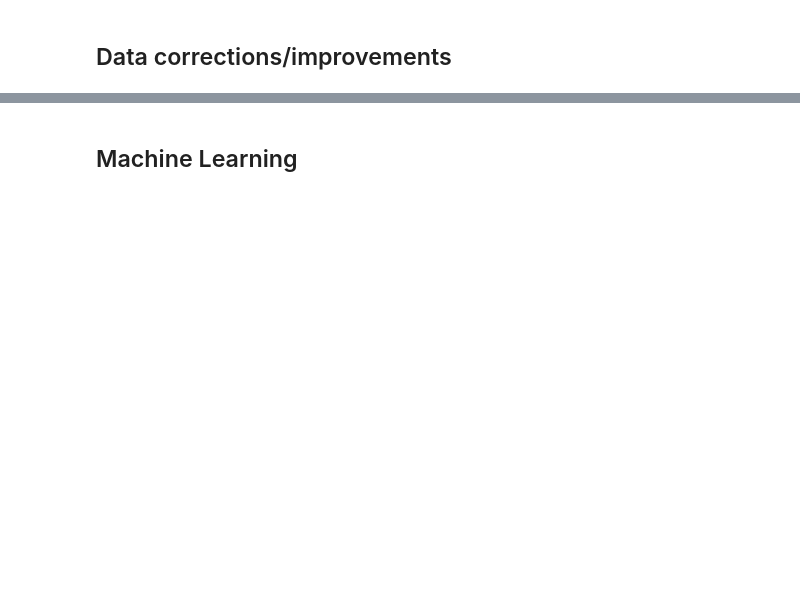
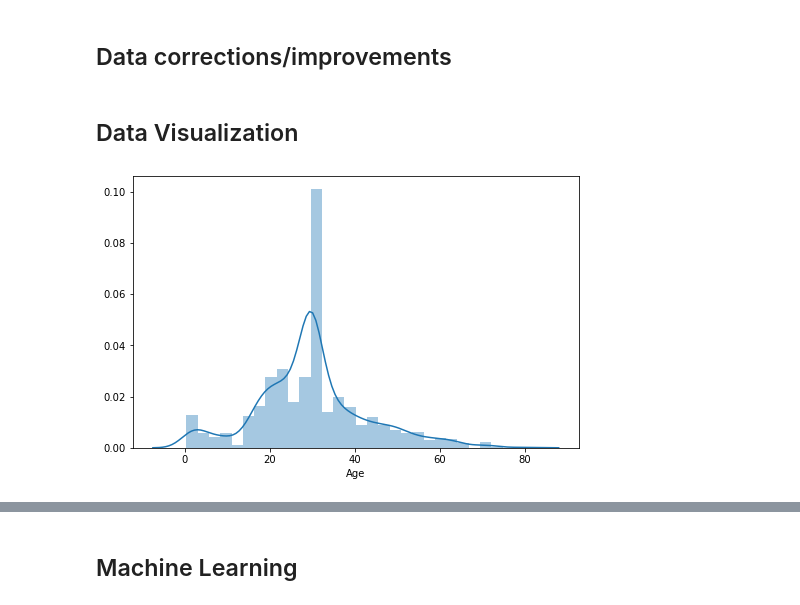
Before and after one commit to samyak-uttam/ML-DL-Projects, a Jupyter notebook: Binary Classification/Titanic Machine Learning from Disaster/Titanic Machine Learning from Disaster.ipynb, the cells around one changed output, grey strips where cells are left out. Cells and saved outputs as stored; diff of their text form; code cells hidden in the pictures; blank space fills up the shorter version.

```diff
--- a/Binary Classification/Titanic Machine Learning from Disaster/Titanic Machine Learning from Disaster.ipynb
+++ b/Binary Classification/Titanic Machine Learning from Disaster/Titanic Machine Learning from Disaster.ipynb
@@ -114,8 +113,25 @@ dtype: int64
 ## Data corrections/improvements
 # %%
 # drop the columns which are not needed
-train_df.drop(['Name', 'Ticket', 'Cabin'], axis = 1, inplace = True)
-test_df.drop(['Name', 'Ticket', 'Cabin'], axis = 1, inplace = True)
+train_df.drop(['PassengerId', 'Ticket', 'Cabin'], axis = 1, inplace = True)
+test_df.drop(['PassengerId', 'Ticket', 'Cabin'], axis = 1, inplace = True)
+# %%
+# Replace the colums 'SibSp' & 'Parch' with a single column 'Family' which represents whether the passenger had any family
+# member aboard or not
+train_df['Family'] = train_df['SibSp'] + train_df['Parch']
+test_df['Family'] = test_df['SibSp'] + test_df['Parch']
+
+# drop tht 'SibSp' and 'Parch' columns
+train_df.drop(['SibSp', 'Parch'], axis = 1, inplace = True)
+test_df.drop(['SibSp', 'Parch'], axis = 1, inplace = True)
+# %%
+z = lambda x: x.strip().split(',')[1].split('.')[0]
+train_df['Title'] = train_df['Name'].apply(z)
+test_df['Title'] = test_df['Name'].apply(z)
+
+# drop tht 'Name' column
+train_df.drop('Name', axis = 1, inplace = True)
+test_df.drop('Name', axis = 1, inplace = True)
 # %%
 # fill the null values of 'Age' column with the mean of the column values
 train_df.Age.fillna(train_df['Age'].mean(), inplace = True)
@@ -134,3 +150,10 @@ test_df['Embarked'] = test_df['Embarked'].apply(z)
 z = lambda x: 1 if x == 'male' else 0
 train_df['Sex'] = train_df['Sex'].apply(z)
 test_df['Sex'] = test_df['Sex'].apply(z)
+# %% [markdown]
+## Data Visualization
+# %%
+plt.figure(figsize = [8,5])
+sns.distplot(train_df['Age']);
+# %% [output]
+[figure, added]
```
Also changed, not shown: parts of 22 cells of this notebook, 1 other file.
